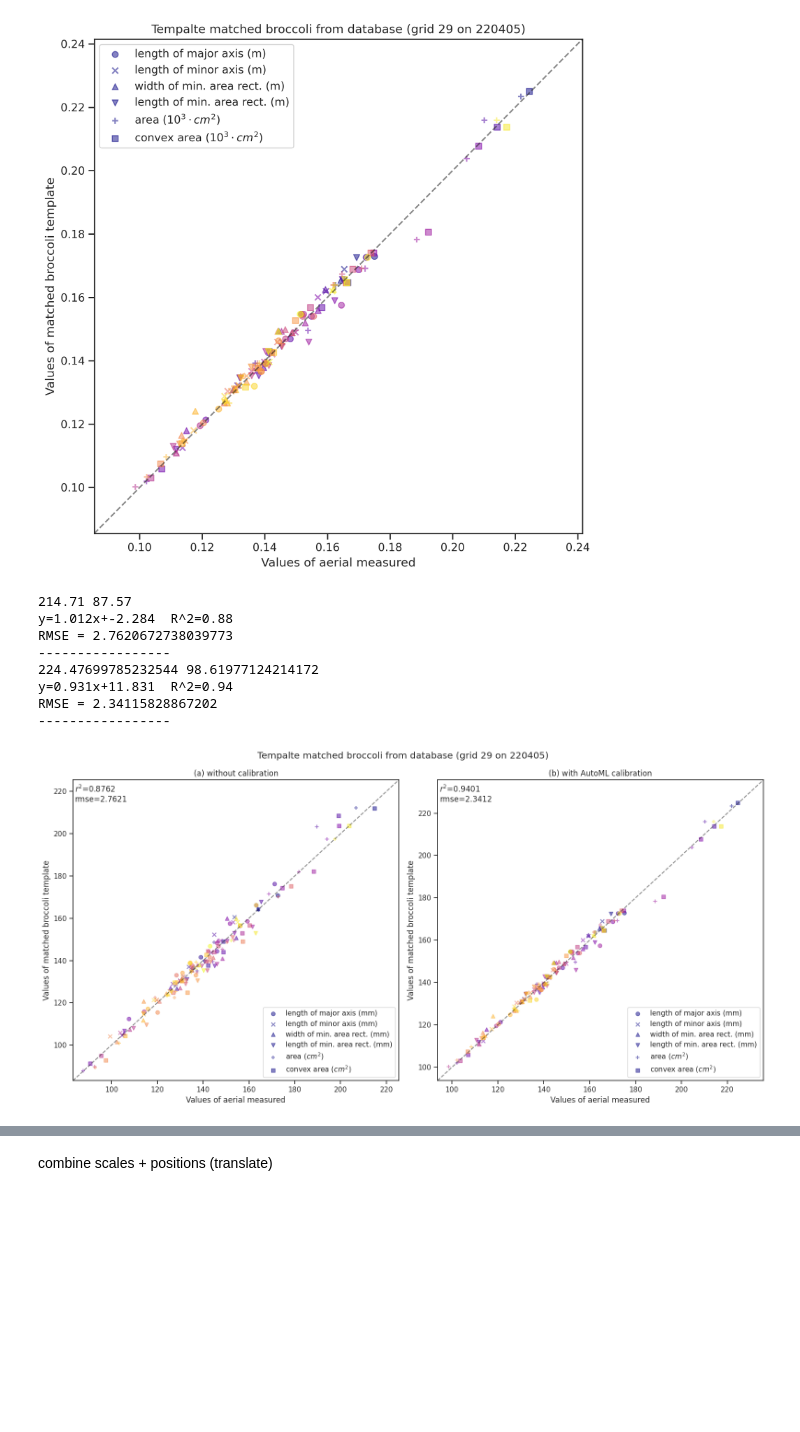
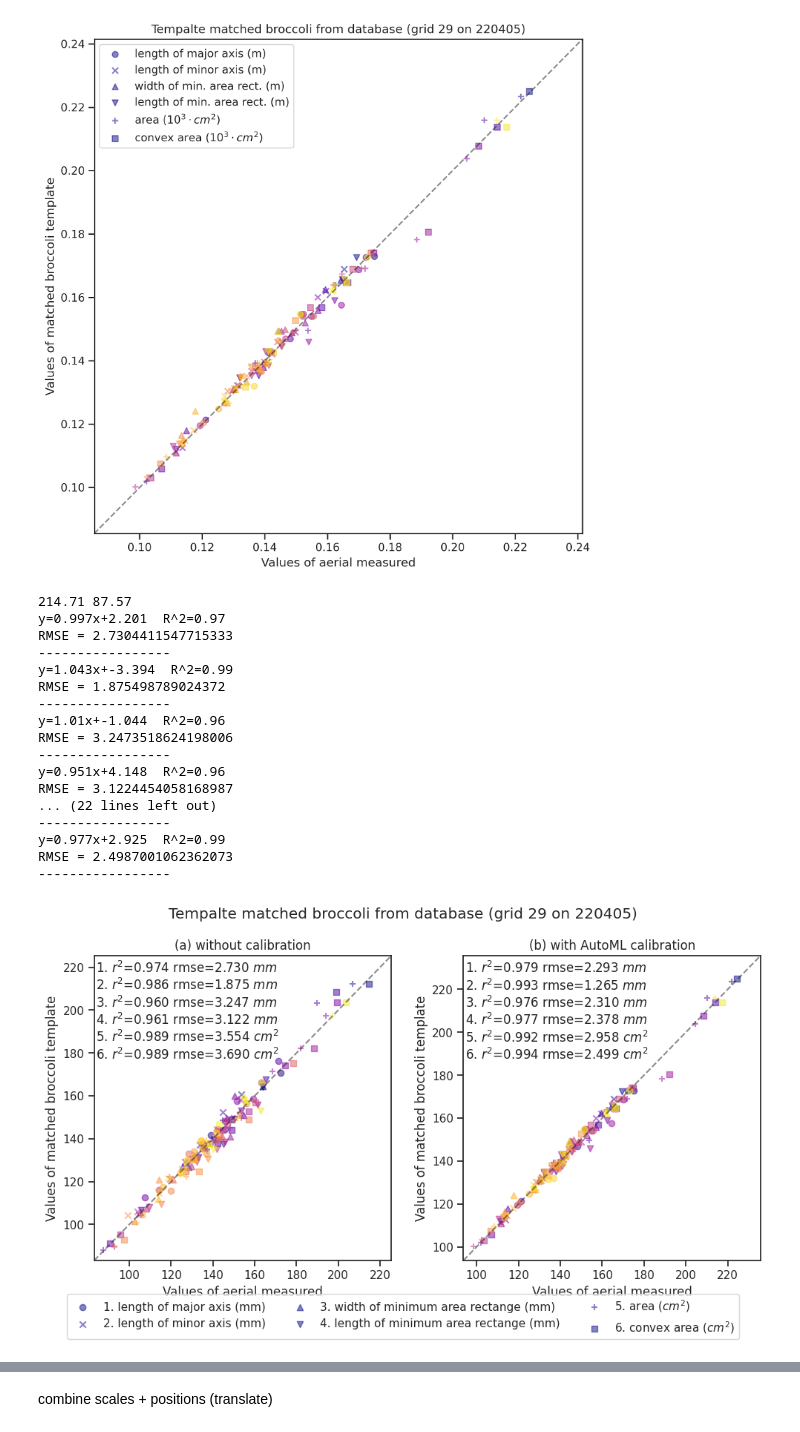
Before and after one commit to UTokyo-FieldPhenomics-Lab/BroccoliHead3D.ipynb, a Jupyter notebook: 21_grid4o3d.ipynb, the cells around one changed output, grey strips where cells are left out. Drawn from its saved outputs; the diff is of its cells as text; code cells hidden in the pictures; blank space fills up the shorter version.

```diff
--- a/21_grid4o3d.ipynb
+++ b/21_grid4o3d.ipynb
@@ -432,7 +436,7 @@ plt.show()
 # %%
 from regression import linear
 # %%
-fig, axes = plt.subplots(1,2, figsize=(16,8))
+fig, axes = plt.subplots(1,2, figsize=(10,6))
 
 trans = []
 matched_idx = []
@@ -461,14 +465,20 @@ for i in range(2):
 
     marker=['o', 'x', '^', 'v', '+', 's']
     labels = [
-        'length of major axis (mm)',
-        'length of minor axis (mm)',
-        'width of min. area rect. (mm)',
-        'length of min. area rect. (mm)',
-        'area ($cm^2$)',
-        'convex area ($cm^2$)'
+        '1. length of major axis (mm)',
+        '2. length of minor axis (mm)',
+        '3. width of minimum area rectange (mm)',
+        '4. length of minimum area rectange (mm)',
+        '5. area ($cm^2$)',
+        '6. convex area ($cm^2$)'
     ]
 
+    r2_list = []
+    rmse_list = []
+    unit_list = ['$mm$']*4 + ['$cm^2$'] * 2
+
+    xx_list = []
+    yy_list = []
     for row_id, v in iters[i].iterrows():
         diff = matching_sort.values - v.values
         # normalize
@@ -483,50 +493,74 @@ for i in range(2):
         xx = pred_v*plot_ratio
         yy = db_v*plot_ratio
         for j in range(len(xx)):
-            if row_id == 0:
+            if row_id == 0 and i == 0:
                 ax.scatter(x=xx[j], y=yy[j], alpha=0.5, marker=marker[j], color=color(row_id), label=labels[j])
             else:
                 ax.scatter(x=xx[j], y=yy[j], alpha=0.5, marker=marker[j], color=color(row_id))
 
         # [2]'min_rect_width(m)', [3] 'min_rect_length(m)',
         trans.append((pred_v[2]/db_v[2], pred_v[3]/db_v[3]))
         matched_idx.append(min_diff_idx)
 
+        xx_list.append(xx)
+        yy_list.append(yy)
+
+    xx_np = np.vstack(xx_list)
+    yy_np = np.vstack(yy_list)
+
+    for k in range(xx_np.shape[1]):
+        x_points, y_points, y_predict, t, r2, rmse_v = linear(xx_np[:,k], yy_np[:,k])
+
+        r2_list.append(r2)
+        rmse_list.append(rmse_v)
+
     ax.set_xlim(lbmin, lbmax)
     ax.set_ylim(lbmin, lbmax)
 
-    x_points, y_points, y_predict, t, r2, rmse_v = linear(xx.flatten(), yy.flatten())
+    text_str = ''
+    for t, (r2, rmse, u) in enumerate(zip(r2_list, rmse_list, unit_list)):
+        text_str += f'{t+1}. $r^2$={round(r2, 3):.3f} rmse={round(rmse, 3):.3f} {u}\n'
 
     ax.text(lbmin*1.01, lbmax*0.99,
         # 'Traits Units \n\n'
         # 'length of major axis (m)\n' +
         # 'length of minor axis (m)\n' +
         # 'width of min. area rect. (m)\n' +
         # 'length of min. area rect. (m)\n'+
         # 'area ($1000cm^2$)\n' +
         # 'convex area ($1000cm^2$)\n',
-        f'$r^2$={round(r2, 4)}\nrmse={round(rmse_v, 4)}',
+        text_str,
         va='top', ha='left')
     ax.set_xlabel('Values of aerial measured')
     ax.set_ylabel('Values of matched broccoli template')
     ax.set_title(subtitles[i])
-    ax.legend(loc='lower right')
+    # ax.legend(loc='lower right')
 
 plt.suptitle(f'Tempalte matched broccoli from database (grid {grid_id} on {date})')
-plt.tight_layout()
+fig.legend(loc='lower center', ncol=3)
+plt.tight_layout(rect=[0,0.07,1,1])
 # plt.savefig(f"out/autoskl_matched_{date}_{grid_id}.svg")
 plt.savefig(f"out/aerial_matched_compare_{date}_{grid_id}.pdf")
 plt.show()
 # %% [output]
 214.71 87.57
-y=1.012x+-2.284  R^2=0.88
-RMSE = 2.7620672738039773
+y=0.997x+2.201  R^2=0.97
+RMSE = 2.7304411547715333
 -----------------
-224.47699785232544 98.61977124214172
-y=0.931x+11.831  R^2=0.94
-RMSE = 2.34115828867202
+y=1.043x+-3.394  R^2=0.99
+RMSE = 1.875498789024372
 -----------------
+y=1.01x+-1.044  R^2=0.96
+RMSE = 3.2473518624198006
+-----------------
+y=0.951x+4.148  R^2=0.96
+RMSE = 3.1224454058168987
+... (22 lines left out)
+-----------------
+y=0.977x+2.925  R^2=0.99
+RMSE = 2.4987001062362073
+-----------------
-[figure, old version]
+[figure, new version]
 # %%
 trans
 # %% [output]
```
Also changed, not shown: parts of 1 cell of this notebook, 2 other files.
